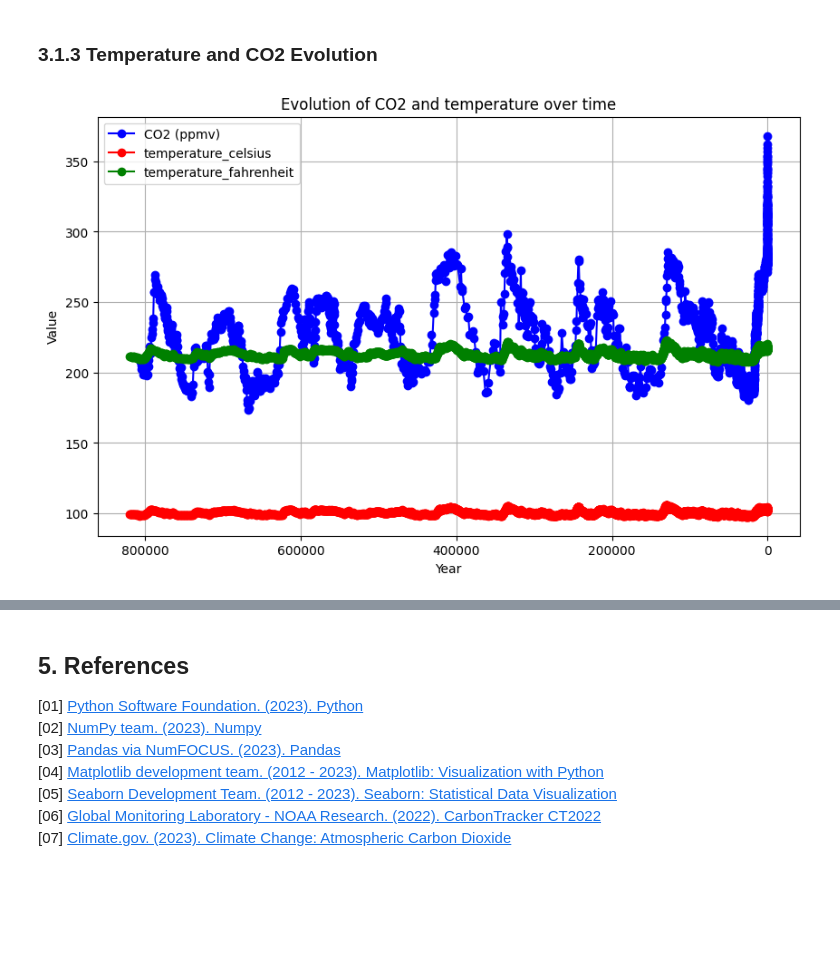
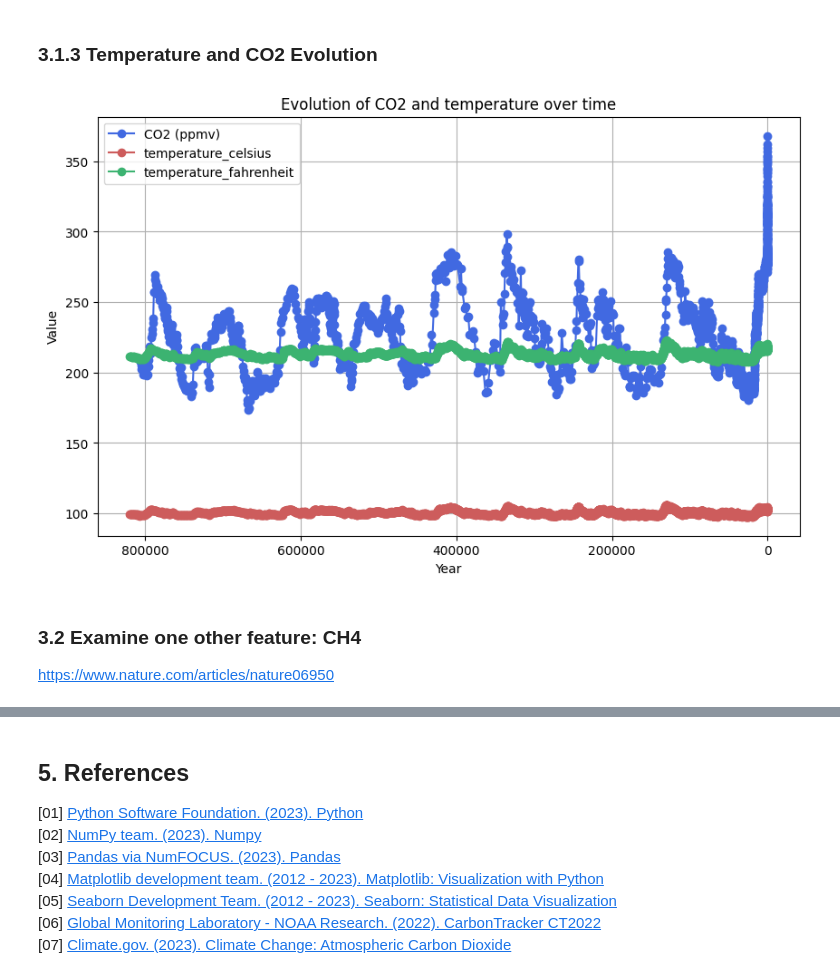
Before and after one commit to StefaniaVerduga/PfDA-project-2, a Jupyter notebook: PfDA-project-2.ipynb, the cells around one changed output, grey strips where cells are left out. Saved outputs shown, nothing was run; the diff lists cells and outputs as text; code cells hidden in the pictures; blank space fills up the shorter version.

```diff
--- a/PfDA-project-2.ipynb
+++ b/PfDA-project-2.ipynb
@@ -139,23 +139,26 @@ plt.show()
 # %%
 # Plotting both variables on the same graph
 plt.figure(figsize=(10, 6))
 
 # Plotting CO2
-plt.plot(years, co2, marker='o', linestyle='-', color='blue', label='CO2 (ppmv)')
+plt.plot(years, co2, marker='o', linestyle='-', color='royalblue', label='CO2 (ppmv)')
 
 # Plotting temperature in Celsius degrees
-plt.plot(temp_years, temperature_celsius, marker='o', linestyle='-', color='red', label='temperature_celsius')
+plt.plot(temp_years, temperature_celsius, marker='o', linestyle='-', color='indianred', label='temperature_celsius')
 
 # Plotting temperature in Fahrenheit degrees
 temperature_fahrenheit = temperature_df['temp']
-plt.plot(temp_years, temperature_fahrenheit, marker='o', linestyle='-', color='green', label='temperature_fahrenheit')
+plt.plot(temp_years, temperature_fahrenheit, marker='o', linestyle='-', color='mediumseagreen', label='temperature_fahrenheit')
 
 plt.xlabel('Year')
 plt.ylabel('Value')
 plt.title('Evolution of CO2 and temperature over time')
 plt.grid(True)
 plt.legend()
 plt.gca().invert_xaxis()
 plt.show()
 # %% [output]
-[figure, old version]
+[figure, new version]
+# %% [markdown]
+### 3.2 Examine one other feature: CH4
+https://www.nature.com/articles/nature06950
```
Also changed, not shown: parts of 5 cells of this notebook, 1 other file.
